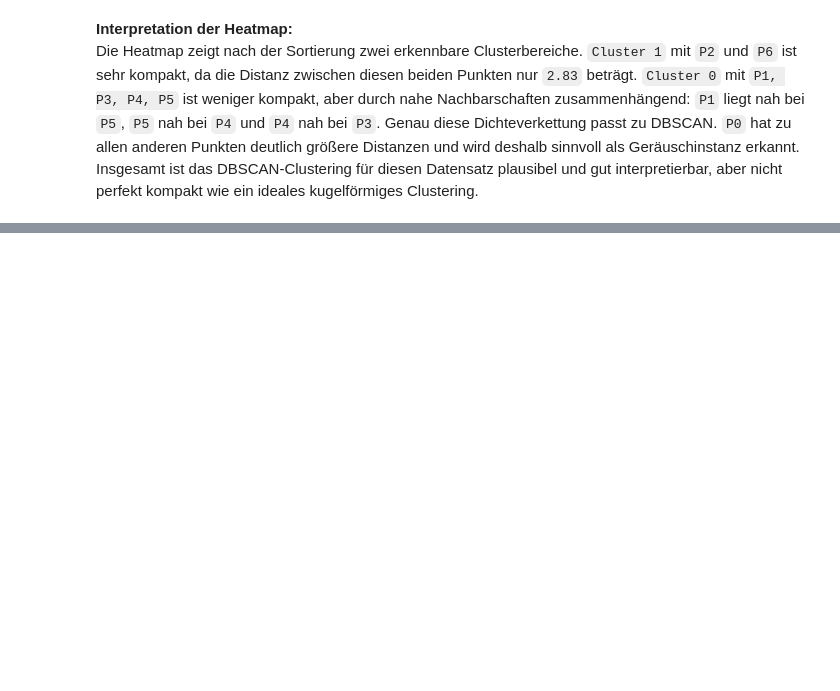
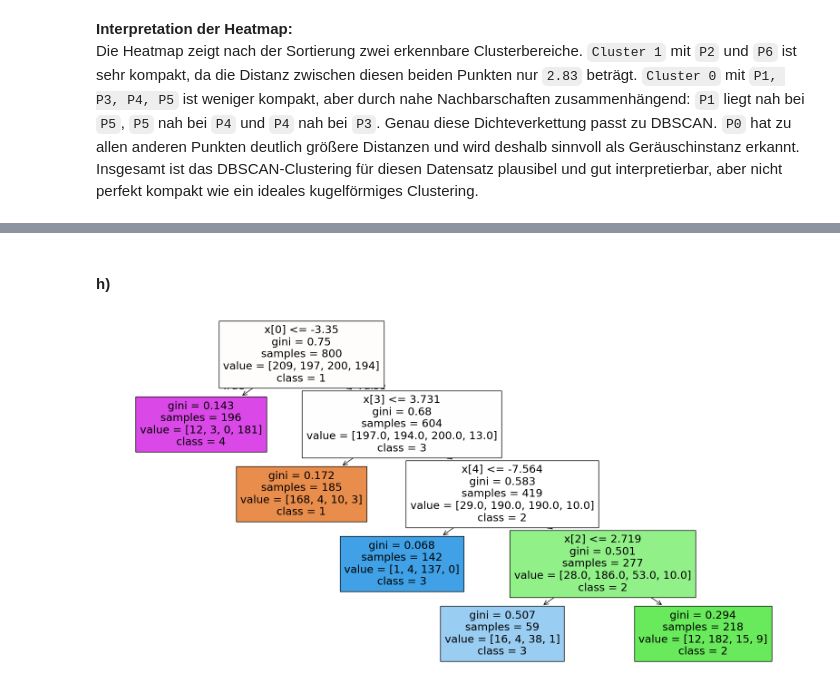
Before and after one commit to TieRub/DMg_2026, a Jupyter notebook: B2/Aufgabe-B2.ipynb, the cells around one changed output, grey strips where cells are left out. Cells and saved outputs as stored; diff of their text form; code cells hidden in the pictures; blank space fills up the shorter version.

```diff
--- a/B2/Aufgabe-B2.ipynb
+++ b/B2/Aufgabe-B2.ipynb
@@ -300,0 +381,2 @@ Die Heatmap zeigt nach der Sortierung zwei erkennbare Clusterbereiche. `Cluster
+# %%
+X_train, X_test, y_train, y_test = sc.model_selection.train_test_split(samples, labels, train_size=0.8, random_state=random_state_0)
@@ -300,0 +390,8 @@ Die Heatmap zeigt nach der Sortierung zwei erkennbare Clusterbereiche. `Cluster
+# %% [markdown]
+#### h)
+# %%
+pl.pyplot.figure(figsize=(20, 10))
+sc.tree.plot_tree(clf, filled=True,class_names=['1','2','3','4'])
+pl.pyplot.show()
+# %% [output]
+[figure, added]
```
Also changed, not shown: parts of 48 cells of this notebook, 1 other file.
